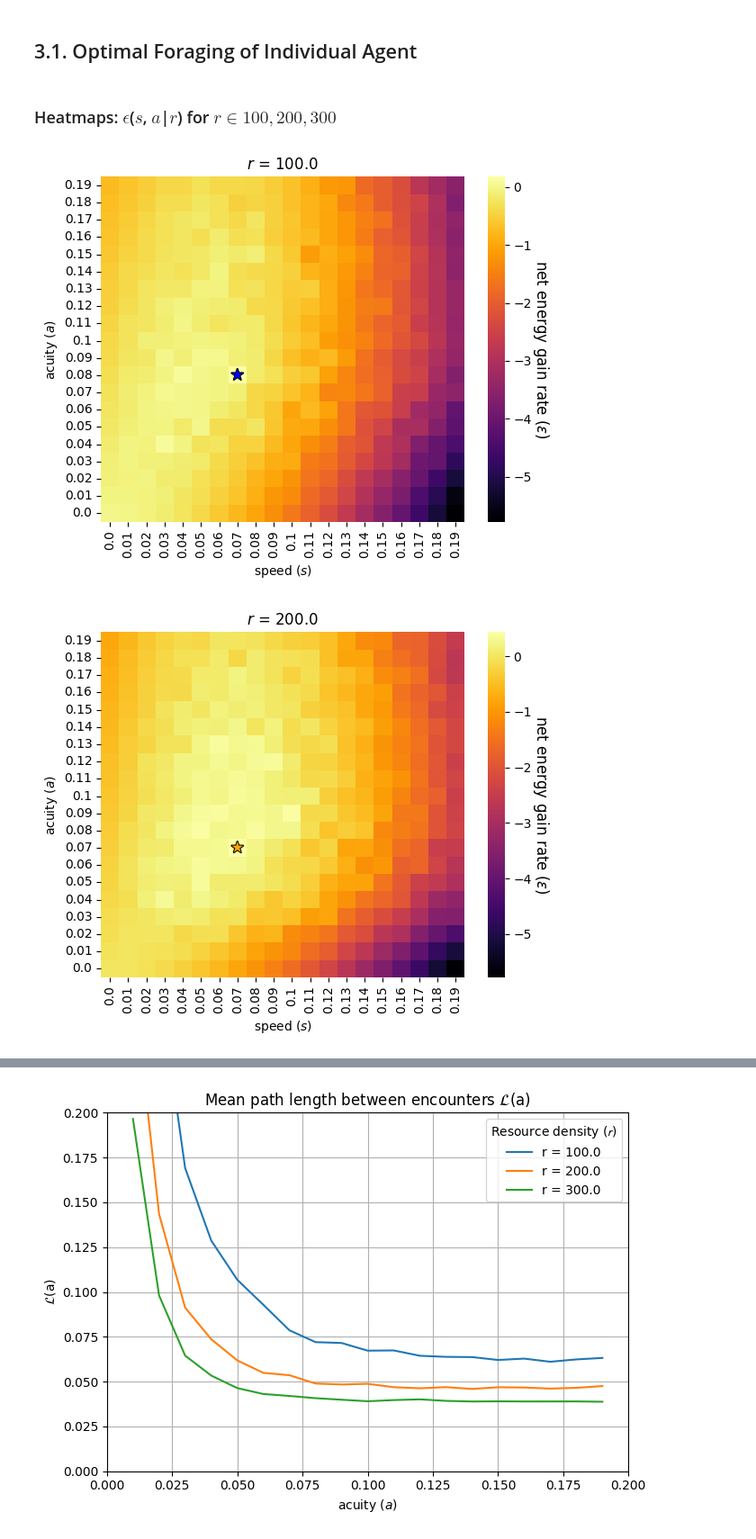
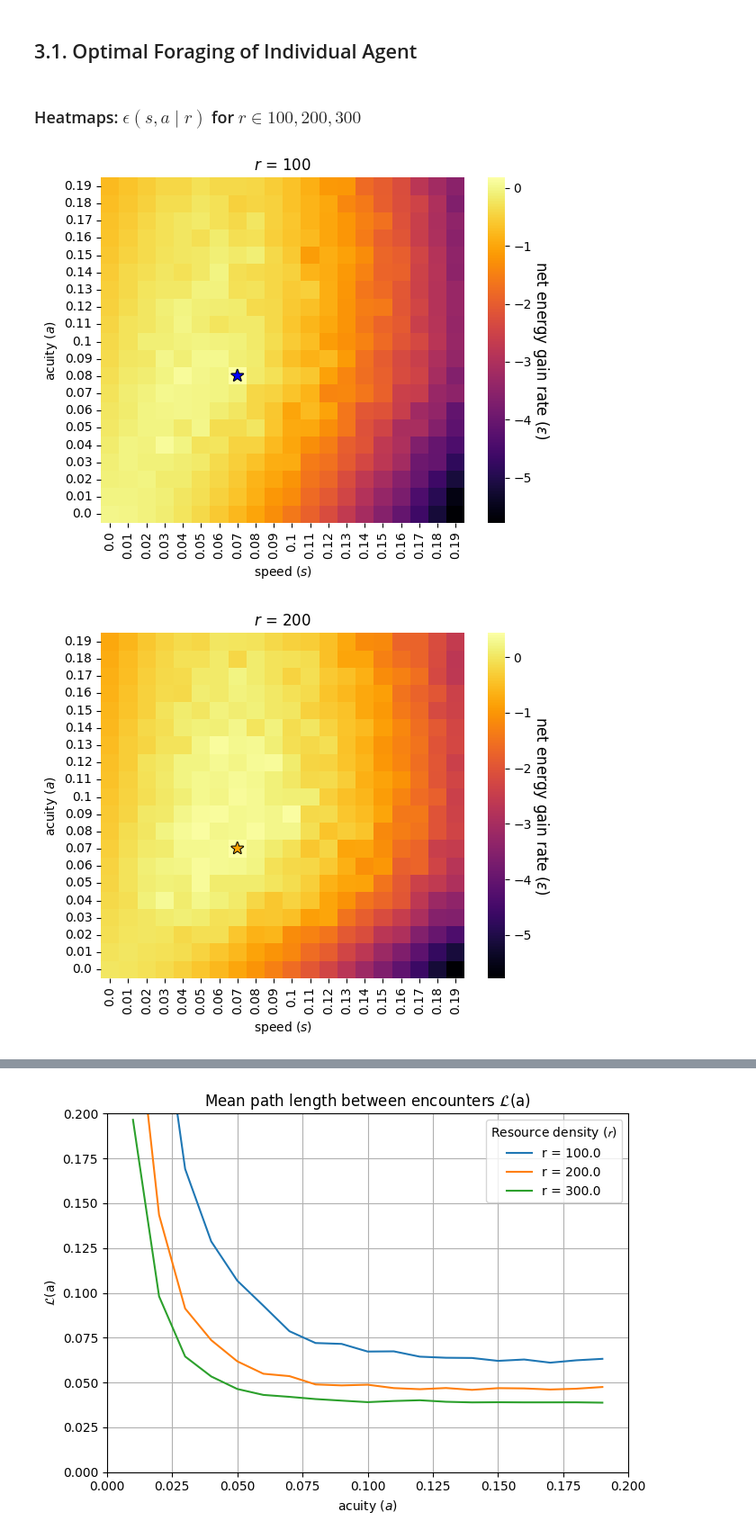
Before and after one commit to PrometheosFire/foraging-sim, a Jupyter notebook: evaluation/results.ipynb, the cells around one changed output, grey strips where cells are left out. Shown at 90% size. Cells and saved outputs as stored; diff of their text form; code cells hidden in the pictures.

```diff
--- a/evaluation/results.ipynb
+++ b/evaluation/results.ipynb
@@ -13,7 +16,7 @@ import matplotlib.patheffects as pe
 # %% [markdown]
 ## 3.1. Optimal Foraging of Individual Agent
 # %% [markdown]
-### Heatmaps: $\epsilon$($s$, $a$|$r$) for $r\in{100, 200, 300}$
+### Heatmaps: $\epsilon(s, a\mid r)$ for $r\in{100, 200, 300}$
 # %%
 # Parameters
 F = 1                # resource energy
@@ -67,7 +70,7 @@ for r_value in r_values:
     cbar.set_label(r"net energy gain rate ($\varepsilon$)", rotation=-90, labelpad=15, fontsize=12)
 
     # Add title and axis labels
-    plt.title(fr"$r$ = {r_value}")
+    plt.title(fr"$r$ = {int(r_value)}")
     plt.xlabel(r"speed ($s$)")
     plt.ylabel(r"acuity ($a$)")
 
@@ -78,32 +81,32 @@ for r_value in r_values:
     max_val = pivot_table.max().max()
 
     # Find net energy gain rate maximizers
     max_coords = np.where(pivot_table == max_val)
 
     star_color = star_colors.get(r_value, "white")
 
     # Mark maximum in the heatmap
     for y_idx, x_idx in zip(*max_coords):
         text = plt.text(
             x=x_idx + 0.5,
             y=y_idx + 0.5,
             s="★",
             color=star_color,
             ha='center',
             va='center',
             fontsize=12,
             fontweight='bold'
         )
 
         # Add back contour
         text.set_path_effects([
             path_effects.Stroke(linewidth=1.5, foreground='black'),
             path_effects.Normal()
         ])
 
     # Display the figure
     plt.tight_layout()
     plt.show()
 # %% [output]
-[figure, old version]
+[figure, new version]
-[figure, old version]
+[figure, new version]
```
Also changed, not shown: parts of 10 cells of this notebook.
